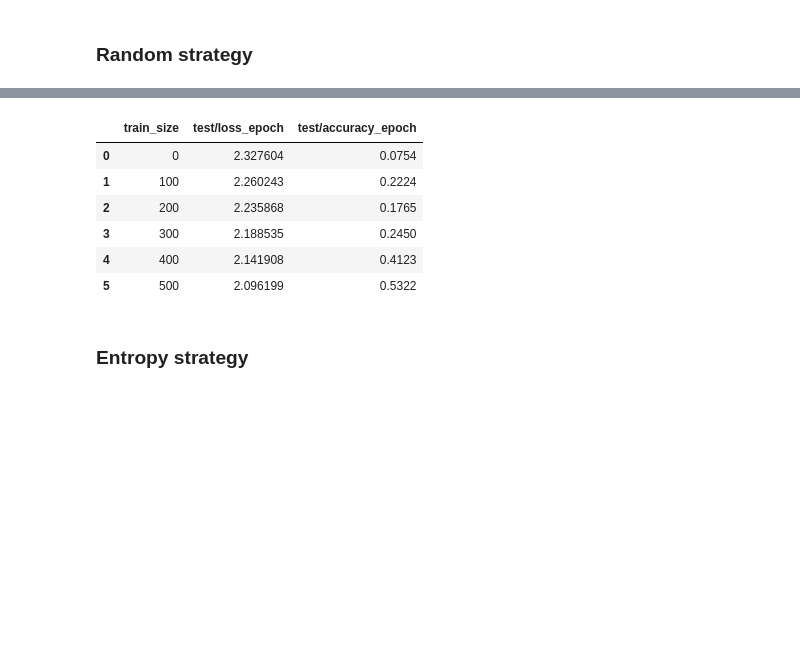
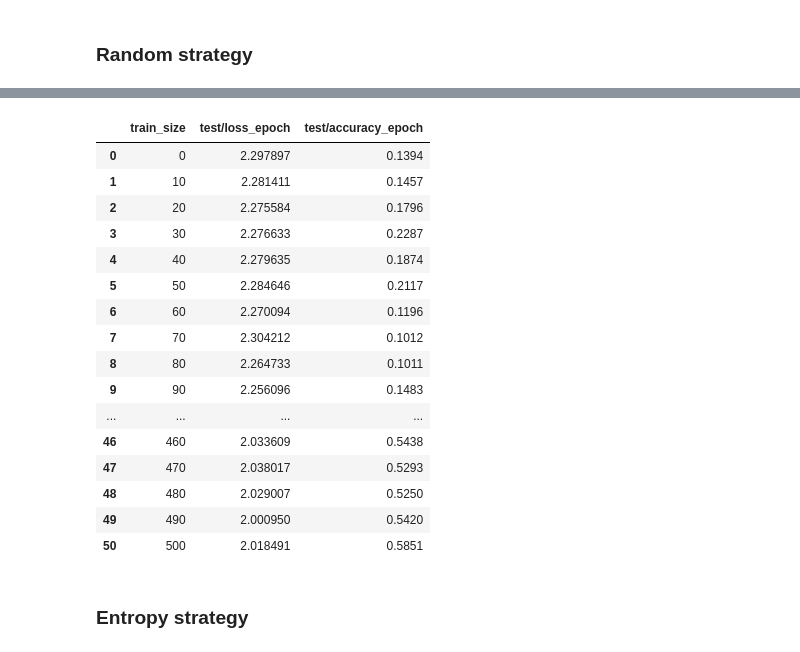
Before and after one commit to pietrolesci/energizer, a Jupyter notebook: examples/image_classification.ipynb, the cells around one changed output, grey strips where cells are left out. Cells and saved outputs as stored; diff of their text form; code cells hidden in the pictures; blank space fills up the shorter version.

```diff
--- a/examples/image_classification.ipynb
+++ b/examples/image_classification.ipynb
@@ -67,7 +69,7 @@ class MNISTModel(LightningModule):
     def loss(self, logits: Tensor, targets: Tensor) -> Tensor:
         return F.cross_entropy(logits, targets)
 
-    def step(self, batch: Tuple[Tensor, Tensor], stage: str) -> Dict[str, Tensor]:
+    def common_step(self, batch: Tuple[Tensor, Tensor], stage: str) -> Dict[str, Tensor]:
         x, y = batch
         logits = self(x)
         loss = self.loss(logits, y)
@@ -77,13 +79,13 @@ class MNISTModel(LightningModule):
         return {"loss": loss, "logits": logits}
 
     def training_step(self, batch: Tuple[Tensor, Tensor], batch_idx: int) -> Dict[str, Tensor]:
-        return self.step(batch, "train")
+        return self.common_step(batch, "train")
 
     def validation_step(self, batch: Tuple[Tensor, Tensor], batch_idx: int) -> Dict[str, Tensor]:
-        return self.step(batch, "val")
+        return self.common_step(batch, "val")
 
     def test_step(self, batch: Tuple[Tensor, Tensor], batch_idx: int) -> Dict[str, Tensor]:
-        return self.step(batch, "test")
+        return self.common_step(batch, "test")
 
     def configure_optimizers(self) -> None:
         return torch.optim.SGD(self.parameters(), lr=0.01)
@@ -114,27 +229,2 @@ model = MNISTModel()
 # %% [markdown]
 ### Random strategy
-# %%
-random_strategy = RandomStrategy(deepcopy(model))
-
-
-trainer = Trainer(
-    query_size=100,
-    max_epochs=3,
-    max_labelling_epochs=5,
-    accelerator="gpu",
-    # total_budget=5,
-    test_after_labelling=True,
-    # for testing purposes
-    # limit_train_batches=10,
-    limit_val_batches=1,
-    # limit_test_batches=10,
-    # limit_pool_batches=10,
-    # log_every_n_steps=1,
-)
-
-results = trainer.active_fit(
-    model=random_strategy,
-    train_dataloaders=train_dl,
-    val_dataloaders=val_dl,
-    test_dataloaders=test_dl,
-)
@@ -201,13 +231,33 @@ train_size: 200
+# %%
+seed_everything(42)  # for reproducibility (e.g., dropout)
+trainer = Trainer(**trainer_kwargs)
+results = trainer.active_fit(
+    model=random_strategy,
+    train_dataloaders=train_dl,
+    val_dataloaders=val_dl,
+    test_dataloaders=test_dl,
+)
 # %%
 random_df = results.to_pandas()
+results_dict["random"] = random_df
 random_df
 # %% [output]
 |  | train_size | test/loss_epoch | test/accuracy_epoch |
-| 0 | 0 | 2.327604 | 0.0754 |
-| 1 | 100 | 2.260243 | 0.2224 |
-| 2 | 200 | 2.235868 | 0.1765 |
-| 3 | 300 | 2.188535 | 0.2450 |
-| 4 | 400 | 2.141908 | 0.4123 |
-| 5 | 500 | 2.096199 | 0.5322 |
+| 0 | 0 | 2.297897 | 0.1394 |
+| 1 | 10 | 2.281411 | 0.1457 |
+| 2 | 20 | 2.275584 | 0.1796 |
+| 3 | 30 | 2.276633 | 0.2287 |
+| 4 | 40 | 2.279635 | 0.1874 |
+| 5 | 50 | 2.284646 | 0.2117 |
+| 6 | 60 | 2.270094 | 0.1196 |
+| 7 | 70 | 2.304212 | 0.1012 |
+| 8 | 80 | 2.264733 | 0.1011 |
+| 9 | 90 | 2.256096 | 0.1483 |
+| ... | ... | ... | ... |
+| 46 | 460 | 2.033609 | 0.5438 |
+| 47 | 470 | 2.038017 | 0.5293 |
+| 48 | 480 | 2.029007 | 0.5250 |
+| 49 | 490 | 2.000950 | 0.5420 |
+| 50 | 500 | 2.018491 | 0.5851 |
 # %% [markdown]
 ### Entropy strategy
```
Also changed, not shown: parts of 47 cells of this notebook, 16 other files.
